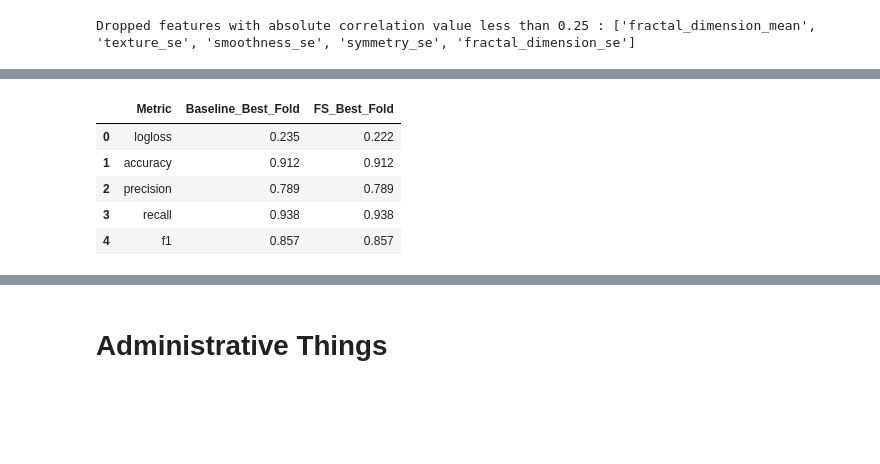
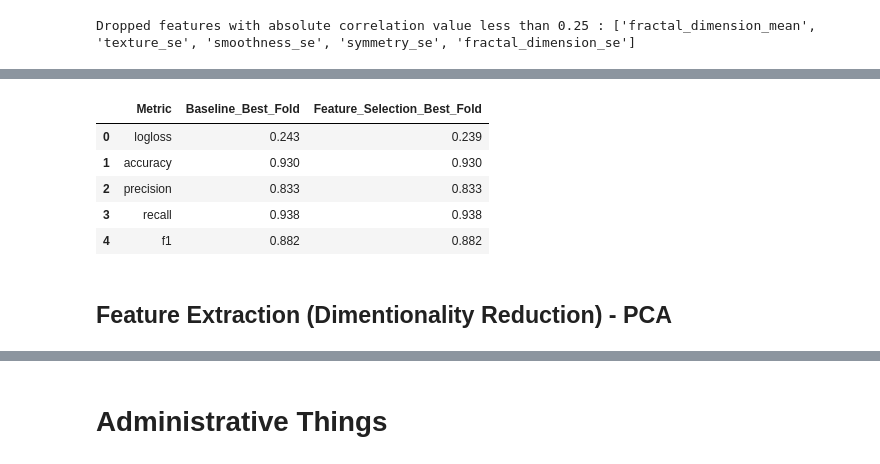
Before and after one commit to Haimzis/KaggleBreastCancerDetection, a Jupyter notebook: pipeline.ipynb, the cells around one changed output, grey strips where cells are left out. Saved outputs shown, nothing was run; the diff lists cells and outputs as text; code cells hidden in the pictures; blank space fills up the shorter version.

Commit message:
added pca, fixed the criteria part + integrated the changes from develop

```diff
--- a/pipeline.ipynb
+++ b/pipeline.ipynb
@@ -73,6 +74,7 @@ TEST_PORTION = 0.1
 METRIC_FP_PRECISION = 3
 XGBOOST_MODEL_OBJECTIVE = 'binary:logistic'
 METRIC_CRITERIA = 'recall'
+SECOND_METRIC_CRITERIA = 'f1'
 NUM_KFOLD = 10
 NUM_ITER = 10 # Default
 CLASSIFER_THRESHOLD = 0.5
@@ -490,7 +492,7 @@ feature standartization in order to prevent dominance of certain features during
 ### Prepare the data
 # %%
 def data_preprocess(training_df, labels, test_size=TEST_PORTION, random_state=SEED):
-    X = training_df.values
+    X = training_df if isinstance(training_df, np.ndarray) else training_df.values
     encoder = LabelEncoder()
     y = encoder.fit_transform(labels)
     X_train, X_test, Y_train, Y_test = train_test_split(X, y, test_size=test_size, random_state=random_state)
@@ -549,7 +551,7 @@ Parameters:
 - metrics_summary: Stores metric values.
 - best_fold: Contains the best model's details.
 # %%
-def eval_on_test(bst, best_fold, dtest, Y_test, metrics_dict, metrics_summary, metric_criteria=METRIC_CRITERIA, classifer_threshold=CLASSIFER_THRESHOLD):
+def eval_on_test(bst, best_fold, dtest, Y_test, metrics_dict, metrics_summary, metric_criteria=METRIC_CRITERIA, classifer_threshold=CLASSIFER_THRESHOLD, second_metric_criteria=SECOND_METRIC_CRITERIA):
     pred_probs = bst.predict(dtest)
     pred_labels = (pred_probs > classifer_threshold).astype(int)
 
@@ -558,8 +560,12 @@ def eval_on_test(bst, best_fold, dtest, Y_test, metrics_dict, metrics_summary, m
         metric_value = func(Y_test, pred_labels if metric_name != 'logloss' else pred_probs)
         metrics_summary[metric_name].append(metric_value)
 
+    criteria_value = metrics_dict[metric_criteria](Y_test, pred_labels)
+    second_criteria_value = metrics_dict[second_metric_criteria](Y_test, pred_labels)
+
     # Update best_fold metrics with the latest from metrics_summary
-    if best_fold['metrics'][metric_criteria] < metric_value:
+    if best_fold['metrics'][metric_criteria] < criteria_value \
+    or (best_fold['metrics'][metric_criteria] == criteria_value and best_fold['metrics'][second_metric_criteria] < second_criteria_value):
         best_fold['model'] = bst
         best_fold['evals_result'] = evals_result
         for k in metrics_summary:
@@ -756,11 +753,11 @@ fs_metrics
 # %%
-compare_models([baseline_metrics[['Metric', 'Best_Fold_on_Test']],
-                fs_metrics[['Metric', 'Best_Fold_on_Test']]],
-                ['Baseline', 'FS'])
+compare_models([baseline_metrics[['Metric', 'Best_Fold_on_Test']], fs_metrics[['Metric', 'Best_Fold_on_Test']]], ['Baseline', 'Feature_Selection'])
 # %% [output]
-|  | Metric | Baseline_Best_Fold | FS_Best_Fold |
-| 0 | logloss | 0.235 | 0.222 |
-| 1 | accuracy | 0.912 | 0.912 |
-| 2 | precision | 0.789 | 0.789 |
+|  | Metric | Baseline_Best_Fold | Feature_Selection_Best_Fold |
+| 0 | logloss | 0.243 | 0.239 |
+| 1 | accuracy | 0.930 | 0.930 |
+| 2 | precision | 0.833 | 0.833 |
 | 3 | recall | 0.938 | 0.938 |
-| 4 | f1 | 0.857 | 0.857 |
+| 4 | f1 | 0.882 | 0.882 |
+# %% [markdown]
+## Feature Extraction (Dimentionality Reduction) - PCA
```
Also changed, not shown: parts of 10 cells of this notebook.
